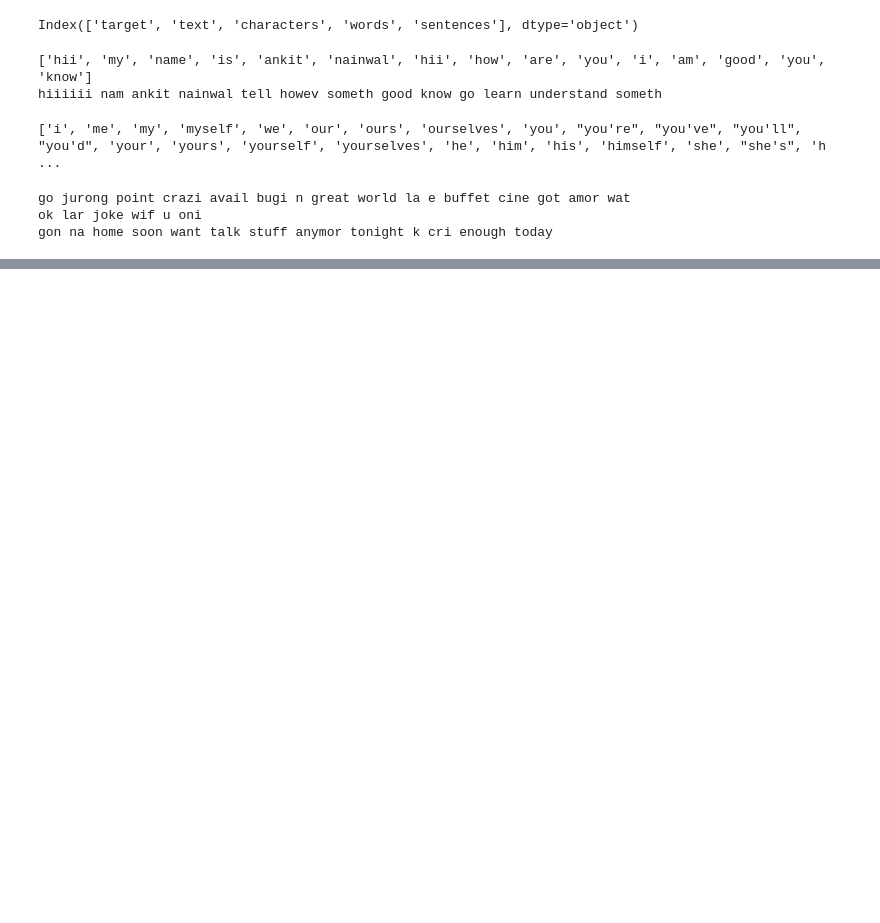
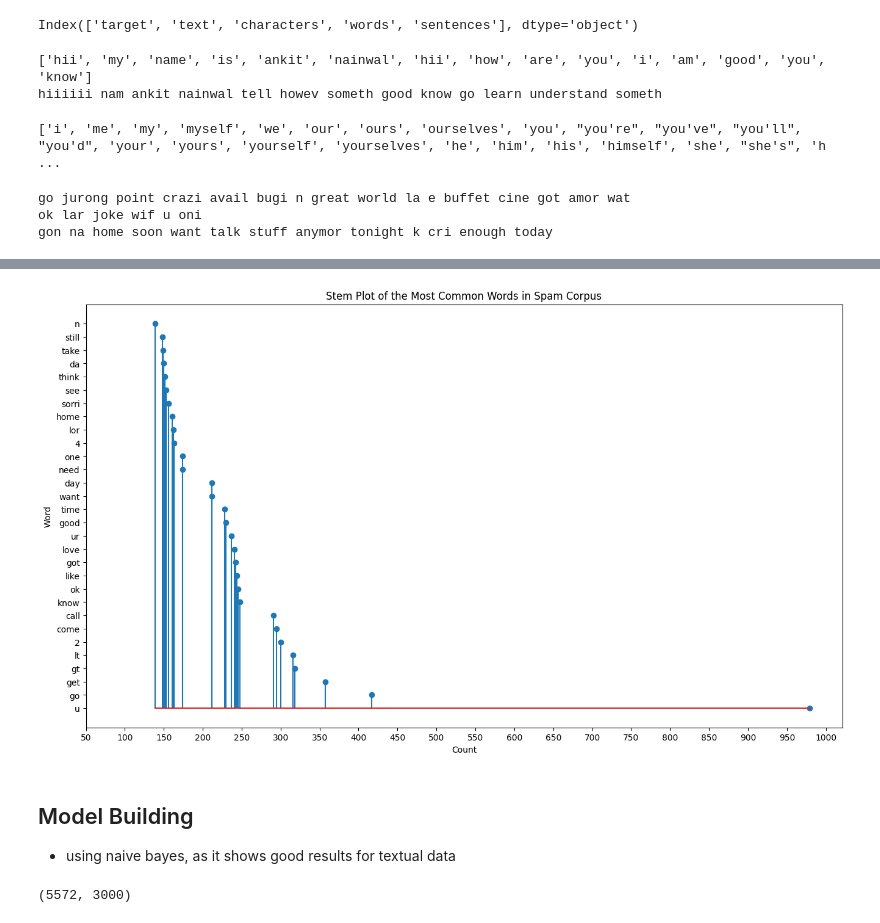
Before and after one commit to nano-bot01/SMS-Spam-Classifier-Web-App-using-Machine-Learning, a Jupyter notebook: SMS_Spam_Classifier.ipynb, the cells around one changed output, grey strips where cells are left out. Cells and saved outputs as stored; diff of their text form; code cells hidden in the pictures; blank space fills up the shorter version.

```diff
--- a/SMS_Spam_Classifier.ipynb
+++ b/SMS_Spam_Classifier.ipynb
@@ -356,0 +515,24 @@ plt.imshow(ham_wordcloud)
+# %%
+df2 = pd.DataFrame(Counter(ham_corpus).most_common(30)[:], columns=['Word', 'Count'])
+
+# Set the column names
+df2.columns = ['Word', 'Count']
+
+# Create a stem plot
+plt.figure(figsize=(16,9))
+plt.stem(df2['Count'], df2['Word'])
+
+# Add a title and labels to the axes
+# Add a title and labels to the axes
+plt.title('Stem Plot of the Most Common Words in Spam Corpus')
+plt.xlabel('Count')
+plt.ylabel('Word')
+plt.xticks(np.arange(50, 1050, 50) )
+
+# Show the plot
+plt.show()
+# %% [output]
+[figure, added]
+# %% [markdown]
+## Model Building
+- using naive bayes, as it shows good results for textual data
@@ -356,0 +560,4 @@ plt.imshow(ham_wordcloud)
+# %%
+X.shape
+# %% [output]
+(5572, 3000)
```
Also changed, not shown: parts of 52 cells of this notebook.
